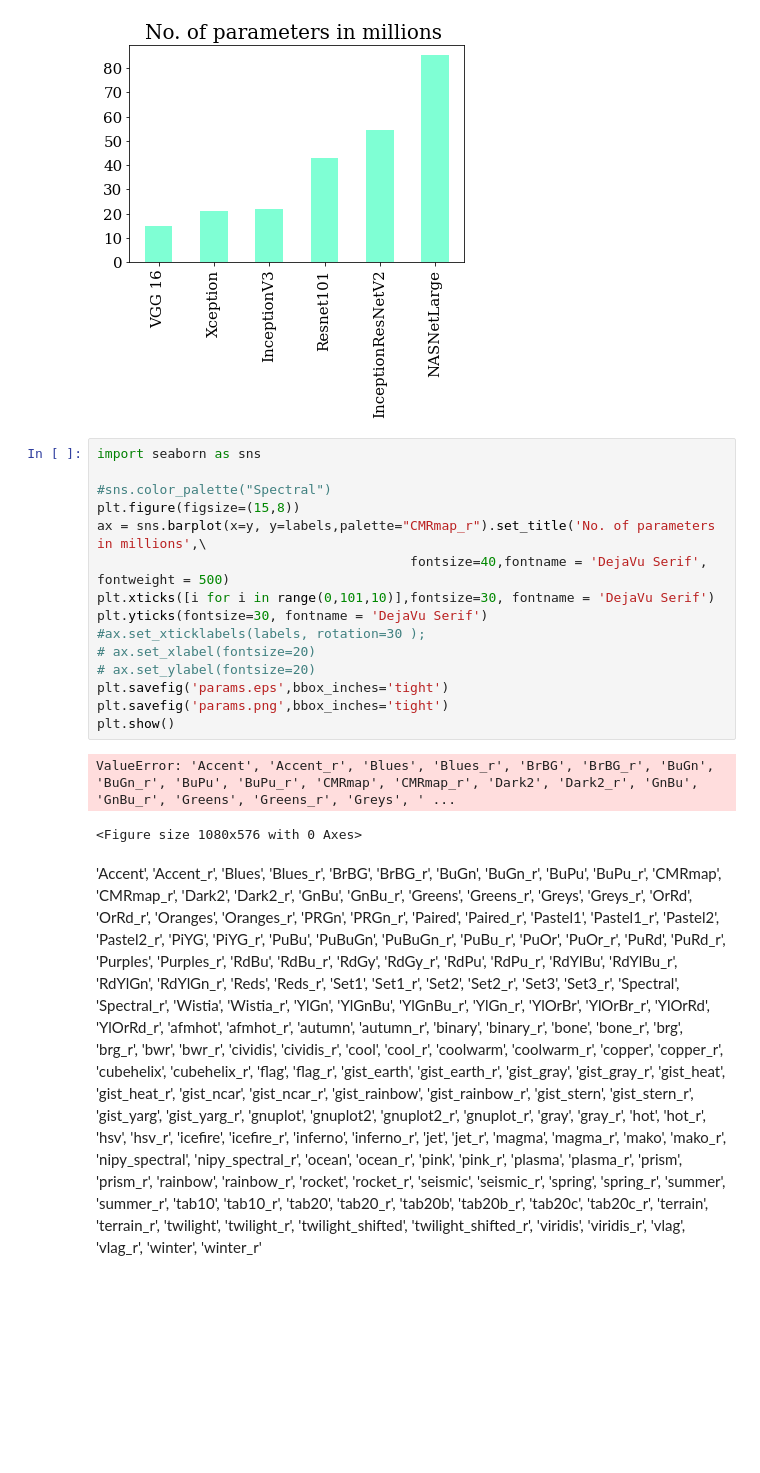
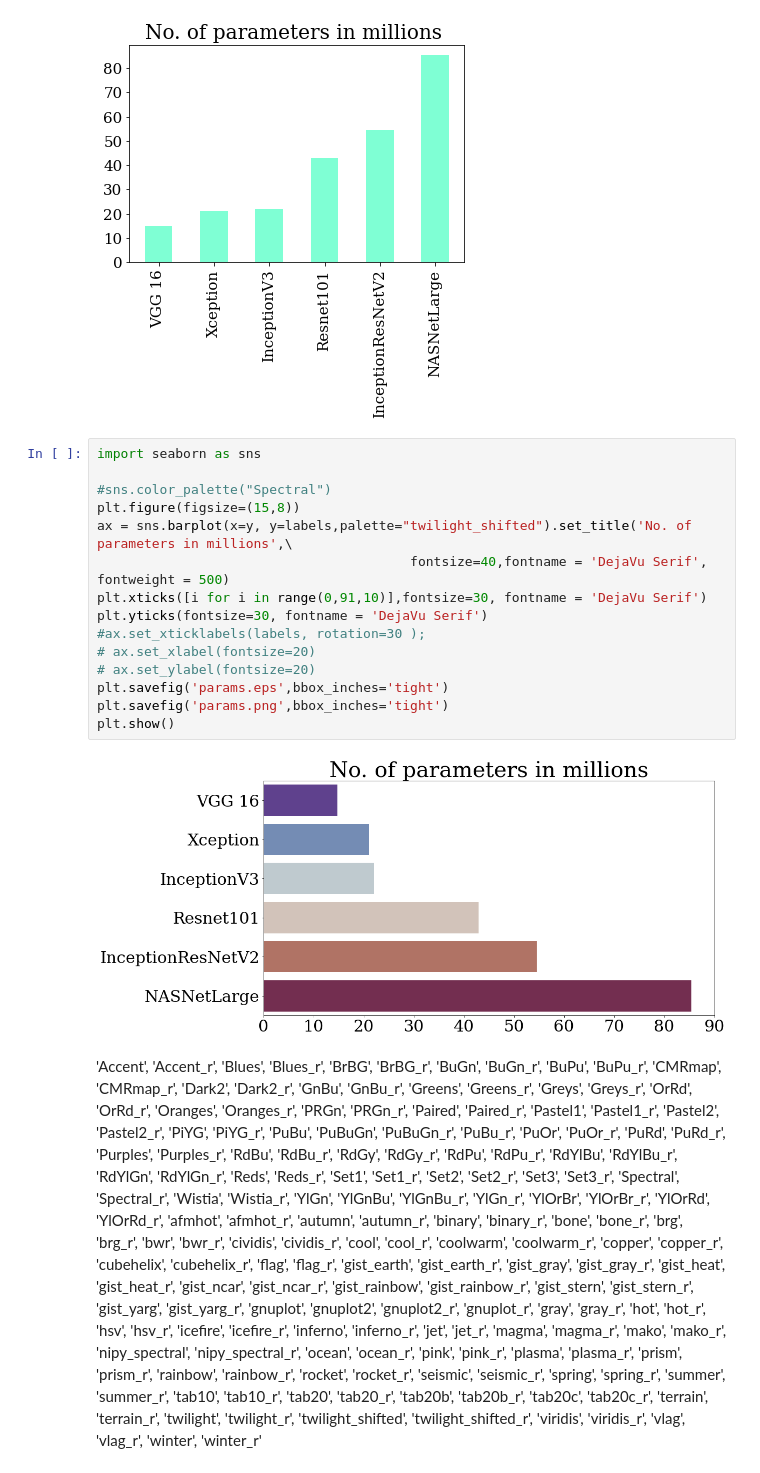
Before and after one commit to Jimut123/cellseg, a Jupyter notebook: Classifier/Visualizations/Flops/params.ipynb, the cells around one changed output. Cells and saved outputs as stored; diff of their text form; blank space fills up the shorter version.

```diff
--- a/Classifier/Visualizations/Flops/params.ipynb
+++ b/Classifier/Visualizations/Flops/params.ipynb
@@ -30,19 +30,18 @@ plt.show()
 # %%
 import seaborn as sns
 
 #sns.color_palette("Spectral")
 plt.figure(figsize=(15,8))
-ax = sns.barplot(x=y, y=labels,palette="CMRmap_r").set_title('No. of parameters in millions',\
+ax = sns.barplot(x=y, y=labels,palette="twilight_shifted").set_title('No. of parameters in millions',\
                                         fontsize=40,fontname = 'DejaVu Serif', fontweight = 500)
-plt.xticks([i for i in range(0,101,10)],fontsize=30, fontname = 'DejaVu Serif')
+plt.xticks([i for i in range(0,91,10)],fontsize=30, fontname = 'DejaVu Serif')
 plt.yticks(fontsize=30, fontname = 'DejaVu Serif')
 #ax.set_xticklabels(labels, rotation=30 );
 # ax.set_xlabel(fontsize=20)
 # ax.set_ylabel(fontsize=20)
 plt.savefig('params.eps',bbox_inches='tight')
 plt.savefig('params.png',bbox_inches='tight')
 plt.show()
 # %% [output]
-ValueError: 'Accent', 'Accent_r', 'Blues', 'Blues_r', 'BrBG', 'BrBG_r', 'BuGn', 'BuGn_r', 'BuPu', 'BuPu_r', 'CMRmap', 'CMRmap_r', 'Dark2', 'Dark2_r', 'GnBu', 'GnBu_r', 'Greens', 'Greens_r', 'Greys', ' ...
-<Figure size 1080x576 with 0 Axes>
+[figure, added]
 # %% [markdown]
```
Also changed, not shown: 6 other files.
